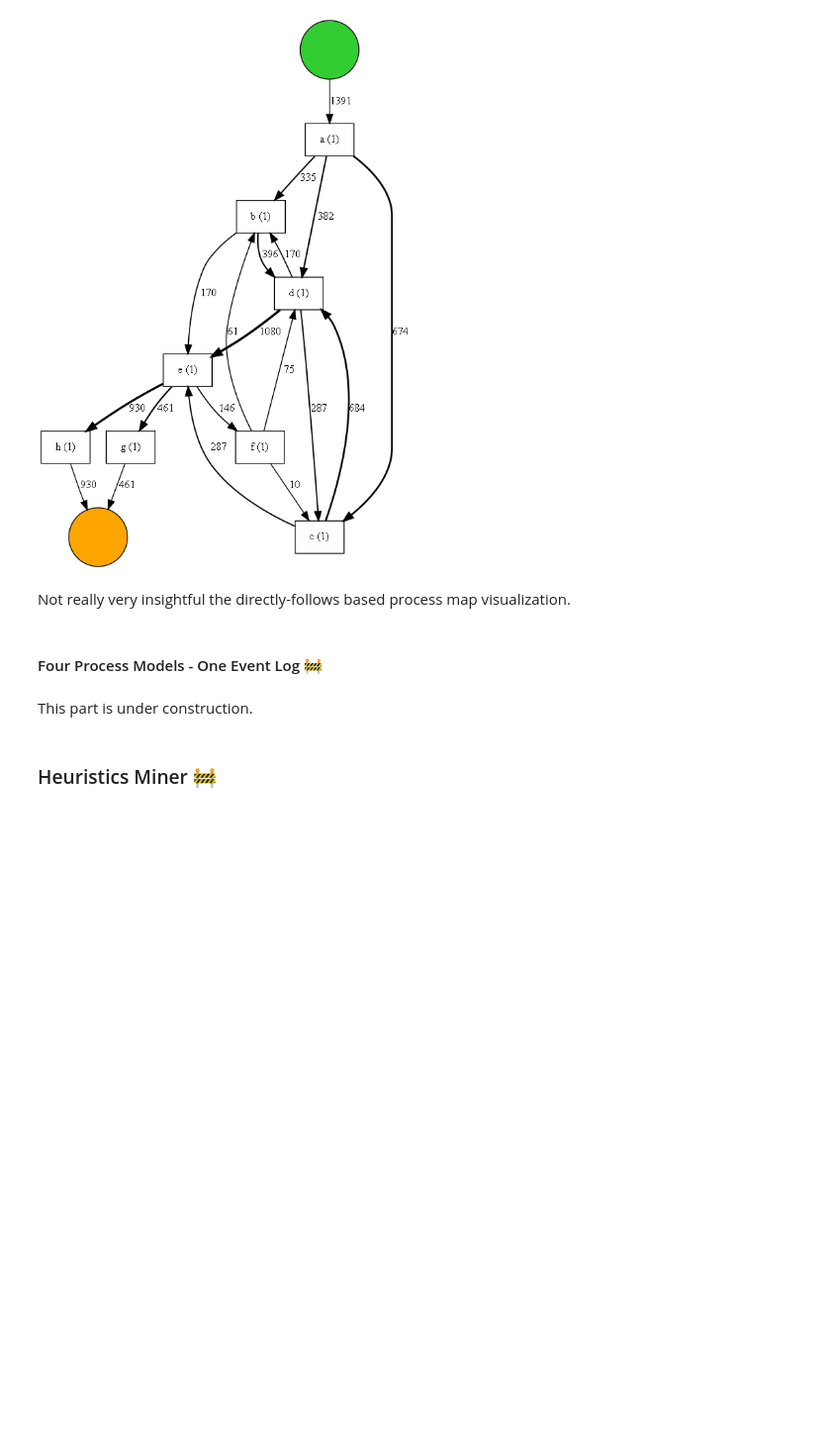
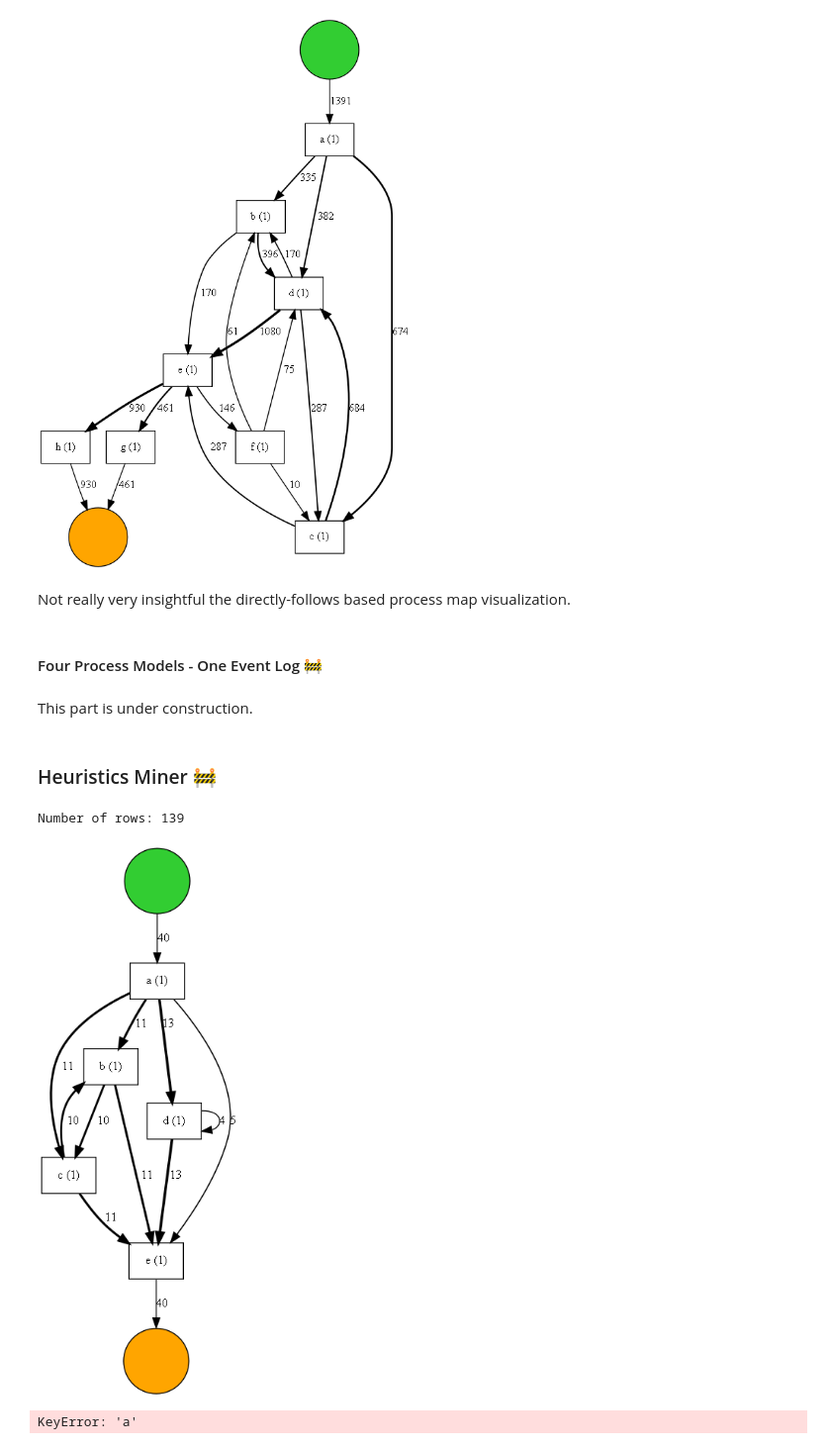
Before and after one commit to fmannhardt/course-applied-processmining, a Jupyter notebook: python/lecture2-discovery.ipynb, the cells around one changed output. Shown at 99% size. Saved outputs shown, nothing was run; the diff lists cells and outputs as text; code cells hidden in the pictures; blank space fills up the shorter version.

```diff
--- a/python/lecture2-discovery.ipynb
+++ b/python/lecture2-discovery.ipynb
@@ -103,3 +103,22 @@ Not really very insightful the directly-follows based process map visualization.
 This part is under construction.
 # %% [markdown]
 ### Heuristics Miner 🚧
+# %%
+L_heur_1 = pd.read_csv("../data/L_heur_1.csv", sep=';')
+num_rows = len(L_heur_1)
+print("Number of rows: {}".format(num_rows))
+L_heur_1_log = pm4py.format_dataframe(L_heur_1, case_id='CASE_concept_name', activity_key='activity_id', timestamp_key='timestamp')
+# %% [output]
+Number of rows: 139
+# %%
+dfg, sa, ea = pm4py.discover_directly_follows_graph(L_heur_1_log)
+pm4py.view_dfg(dfg, sa, ea)
+# %% [output]
+[figure, added]
+# %%
+# this is currently failing, see bug report here: https://github.com/pm4py/pm4py-core/issues/220
+from pm4py.algo.discovery.heuristics import algorithm as heuristics_miner
+map = heuristics_miner.apply_heu(L_heur_1_log, parameters={heuristics_miner.Variants.CLASSIC.value.Parameters.DEPENDENCY_THRESH: 0.8})
+pm4py.view_heuristics_net(map)
+# %% [output]
+KeyError: 'a'
```
Also changed, not shown: 2 other files.
